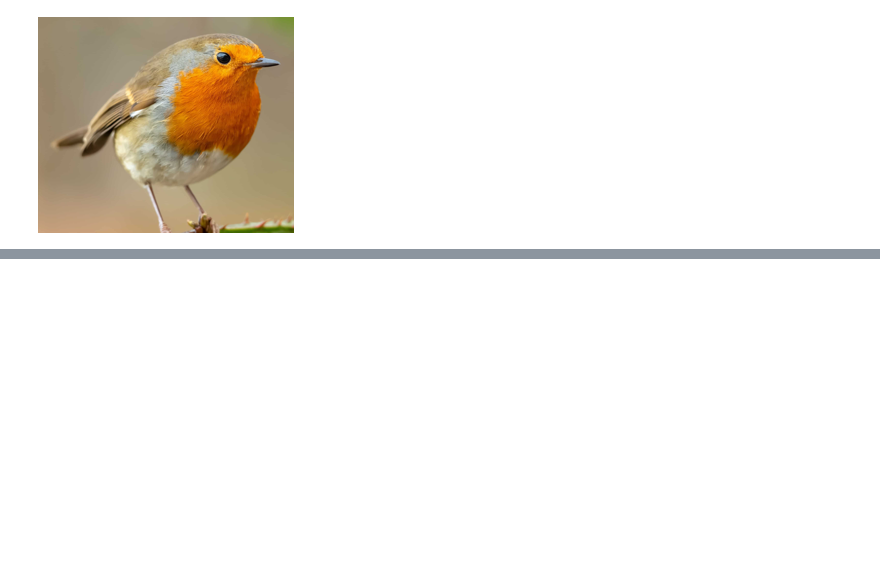
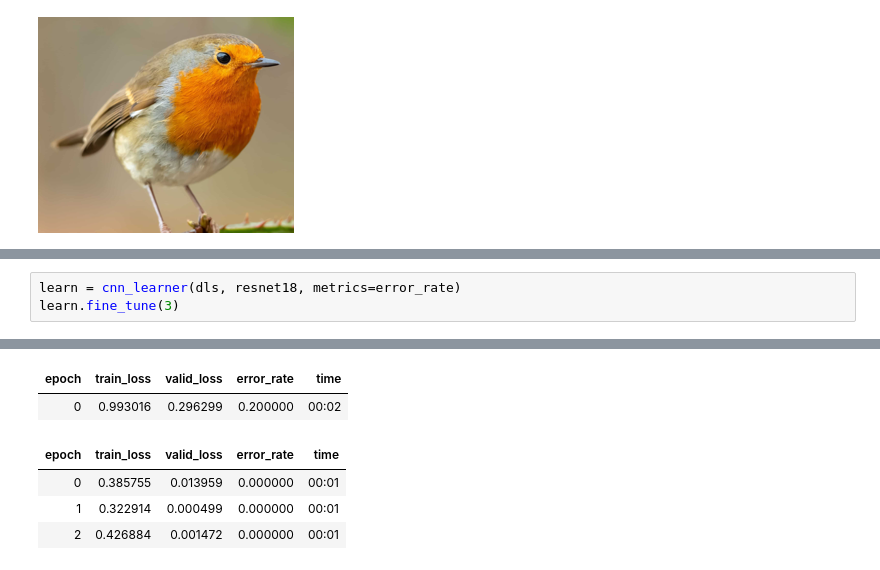
Before and after one commit to ElHefnawy1290/FastAI, a Jupyter notebook: bird.ipynb, the cells around one changed output, grey strips where cells are left out. Saved outputs shown, nothing was run; the diff lists cells and outputs as text; blank space fills up the shorter version.

```diff
--- a/bird.ipynb
+++ b/bird.ipynb
@@ -30,0 +71,4 @@ img.to_thumb(256, 256)
+# %%
+learn = cnn_learner(dls, resnet18, metrics=error_rate)
+learn.fine_tune(3)
+# %% [output]
@@ -30,0 +76,6 @@ img.to_thumb(256, 256)
+| epoch | train_loss | valid_loss | error_rate | time |
+| 0 | 0.993016 | 0.296299 | 0.200000 | 00:02 |
+| epoch | train_loss | valid_loss | error_rate | time |
+| 0 | 0.385755 | 0.013959 | 0.000000 | 00:01 |
+| 1 | 0.322914 | 0.000499 | 0.000000 | 00:01 |
+| 2 | 0.426884 | 0.001472 | 0.000000 | 00:01 |
```
Also changed, not shown: parts of 7 cells of this notebook, 26 other files.
